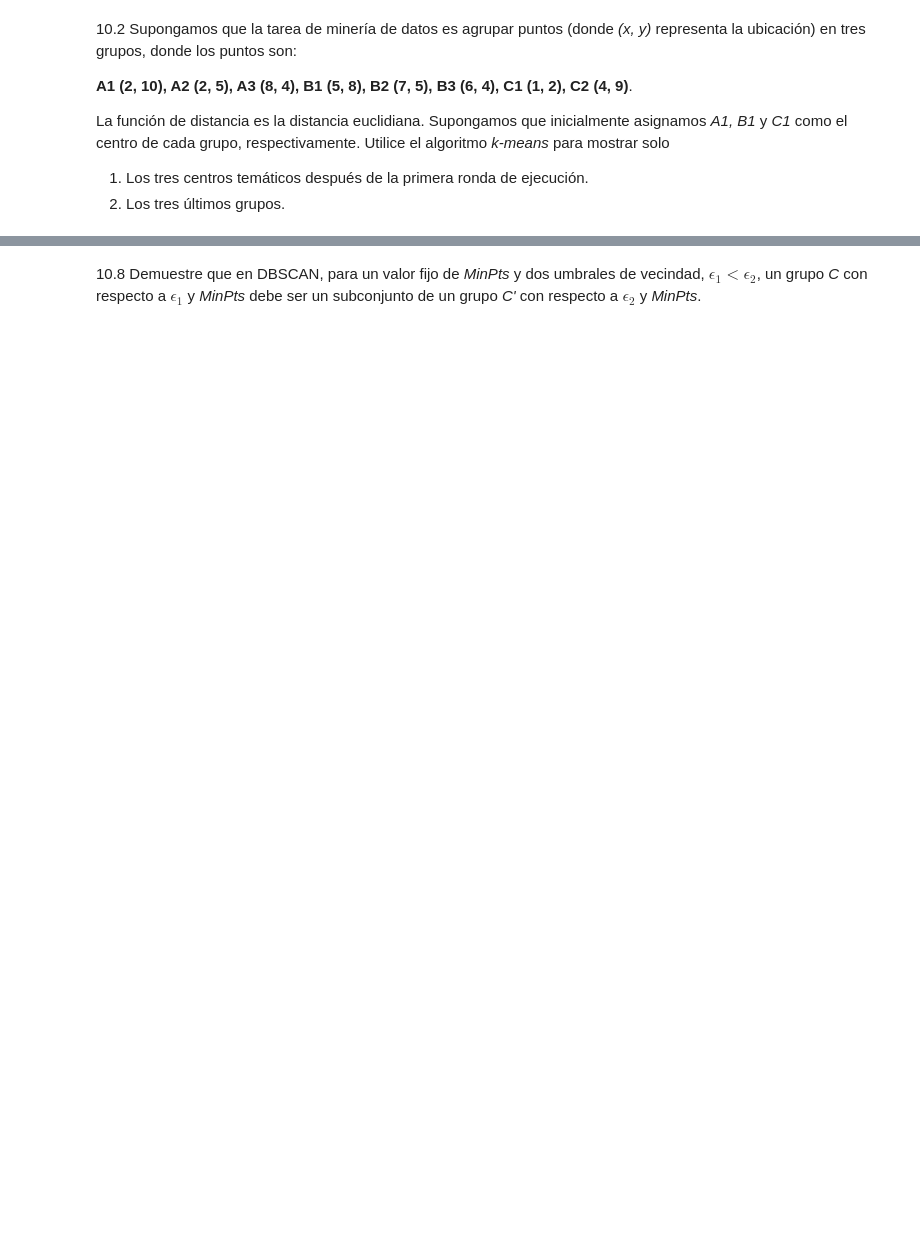
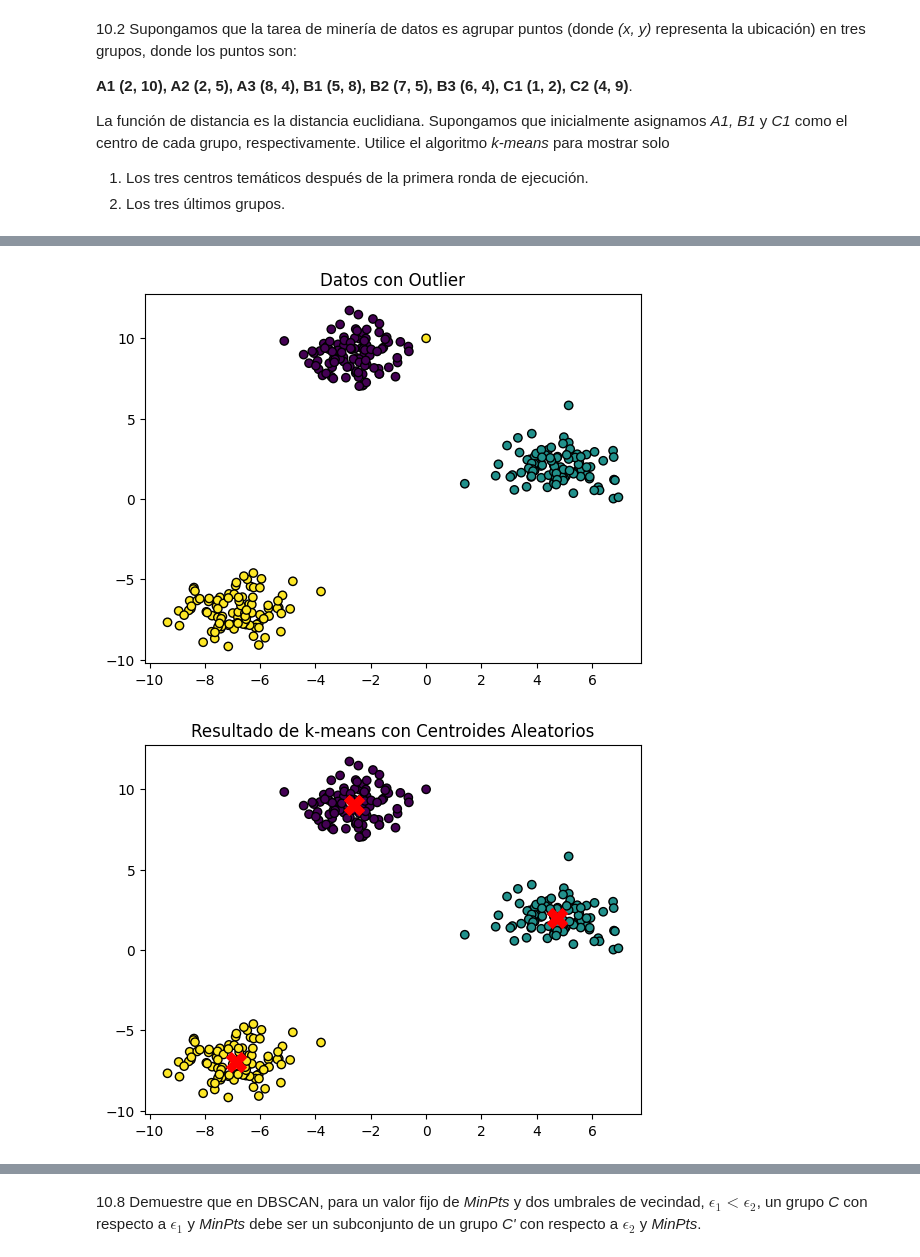
Before and after one commit to MaritzaB/data_minning, a Jupyter notebook: notebooks/MD03/MD03_AnaMaritzaBello_T01C_Ejercicios_Cap10.ipynb, the cells around one changed output, grey strips where cells are left out. Drawn from its saved outputs; the diff is of its cells as text; code cells hidden in the pictures; blank space fills up the shorter version.

```diff
--- a/notebooks/MD03/MD03_AnaMaritzaBello_T01C_Ejercicios_Cap10.ipynb
+++ b/notebooks/MD03/MD03_AnaMaritzaBello_T01C_Ejercicios_Cap10.ipynb
@@ -27,3 +72,32 @@ La función de distancia es la distancia euclidiana. Supongamos que inicialmente
+# %%
+import numpy as np
+import matplotlib.pyplot as plt
+from sklearn.datasets import make_blobs
+from sklearn.cluster import KMeans
+
+# Generar datos sintéticos con tres clusters
+X, y = make_blobs(n_samples=300, centers=3, random_state=42)
+
+# Introducir un outlier en los datos
+X[0] = [0, 10]
+
+# Visualizar los datos
+plt.scatter(X[:, 0], X[:, 1], c=y, cmap='viridis', edgecolors='k')
+plt.title('Datos con Outlier')
+plt.show()
+
+# Aplicar k-means con 3 clusters y centroides iniciales aleatorios
+kmeans = KMeans(n_clusters=3, init='random', random_state=42)
+kmeans.fit(X)
+
+# Visualizar los resultados del clustering
+plt.scatter(X[:, 0], X[:, 1], c=kmeans.labels_, cmap='viridis', edgecolors='k')
+plt.scatter(kmeans.cluster_centers_[:, 0], kmeans.cluster_centers_[:, 1], marker='X', s=200, c='red')
+plt.title('Resultado de k-means con Centroides Aleatorios')
+plt.show()
+# %% [output]
+[figure, added]
+[figure, added]
 # %% [markdown]
 10.4 Para el algoritmo _k-means_, es interesante observar que al elegir
 cuidadosamente los centros de agrupamiento iniciales, podemos no solo acelerar
```
Also changed, not shown: parts of 9 cells of this notebook.
